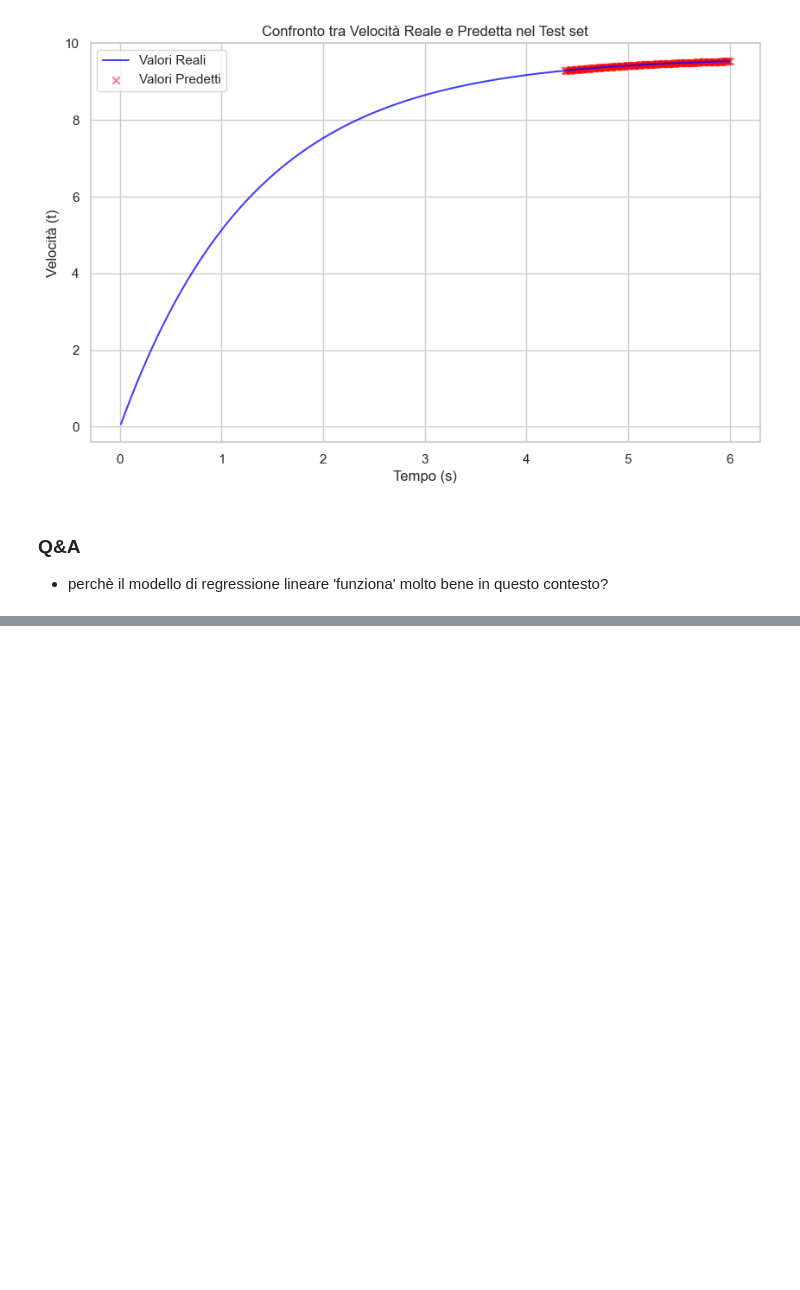
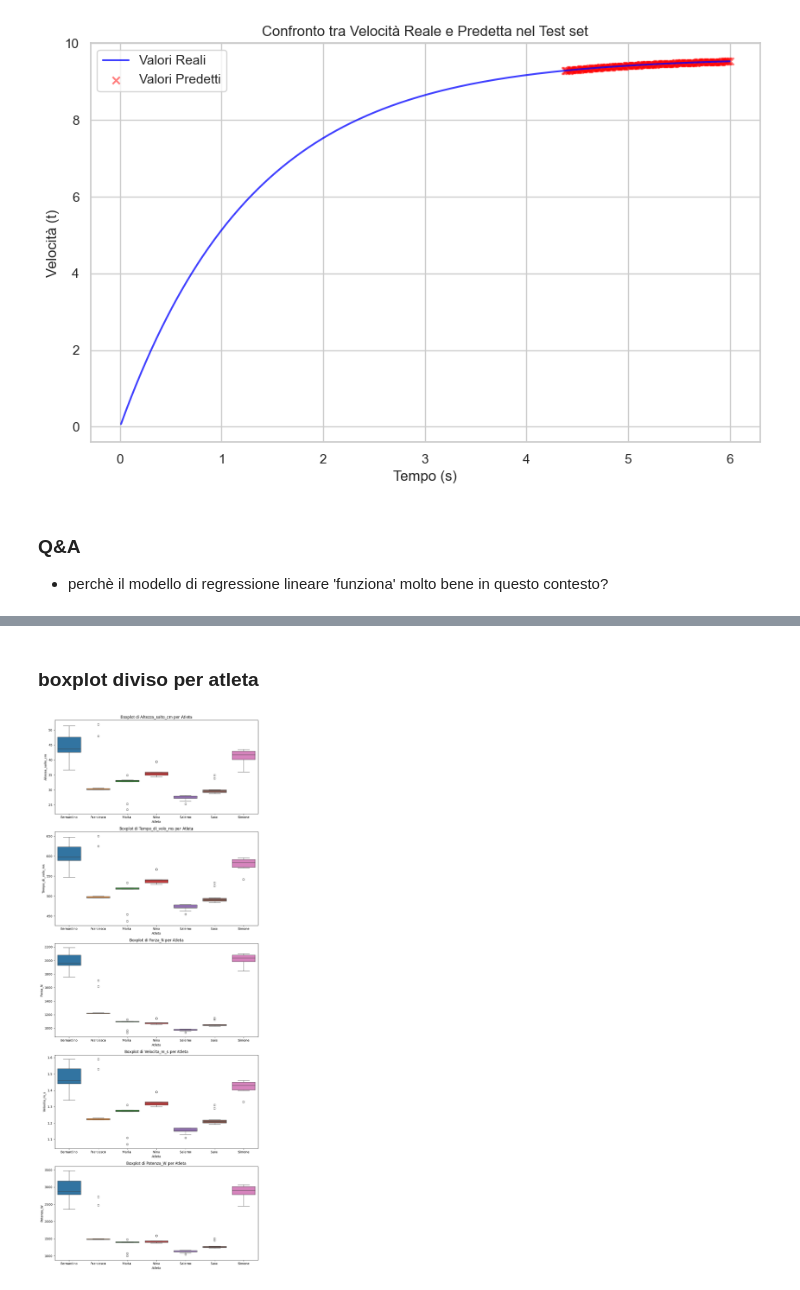
Before and after one commit to aleqrt/pcto, a Jupyter notebook: notebook/7_Analisi_sprinter.ipynb, the cells around one changed output, grey strips where cells are left out. Cells and saved outputs as stored; diff of their text form; code cells hidden in the pictures; blank space fills up the shorter version.

```diff
--- a/notebook/7_Analisi_sprinter.ipynb
+++ b/notebook/7_Analisi_sprinter.ipynb
@@ -298,0 +378,20 @@ R^2 nel test set: 1.0
+# %% [markdown]
+### boxplot diviso per atleta
+# %%
+# Selezione delle variabili più significative per i boxplot
+variabili_significative = ['Altezza_salto_cm', 'Tempo_di_volo_ms', 'Forza_N', 'Velocita_m_s', 'Potenza_W']
+
+# Creazione di una figura e di un array di assi per i boxplot delle variabili significative
+fig, ax = plt.subplots(len(variabili_significative), 1, figsize=(10, 5 * len(variabili_significative)))
+
+for i, colonna in enumerate(variabili_significative):
+    # Creazione di boxplot per ogni variabile significativa, divisi per atleta
+    sns.boxplot(x='Nome', y=colonna, data=dataset, ax=ax[i], hue='Nome')
+    ax[i].set_title(f'Boxplot di {colonna} per Atleta')
+    ax[i].set_xlabel('Atleta')
+    ax[i].set_ylabel(colonna)
+    plt.tight_layout()
+
+plt.show()
+# %% [output]
+[figure, added]
```
Also changed, not shown: parts of 10 cells of this notebook.
